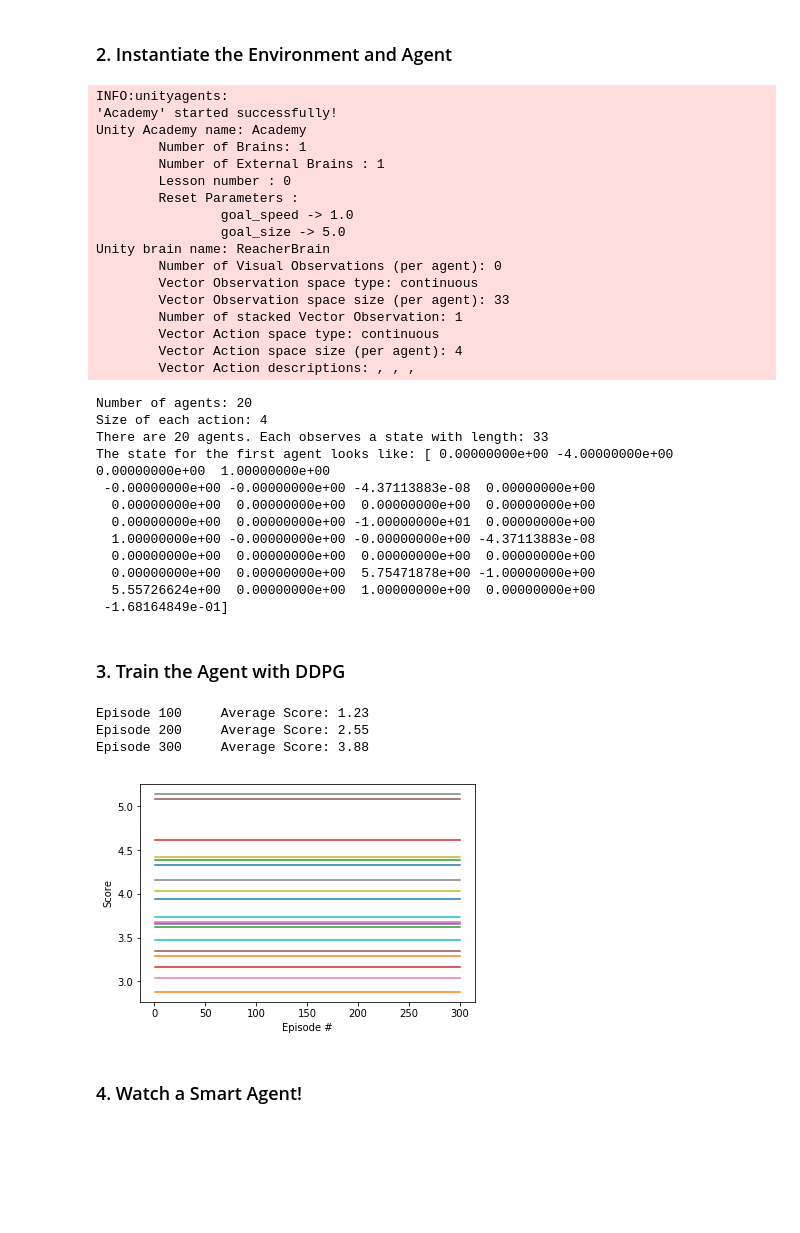
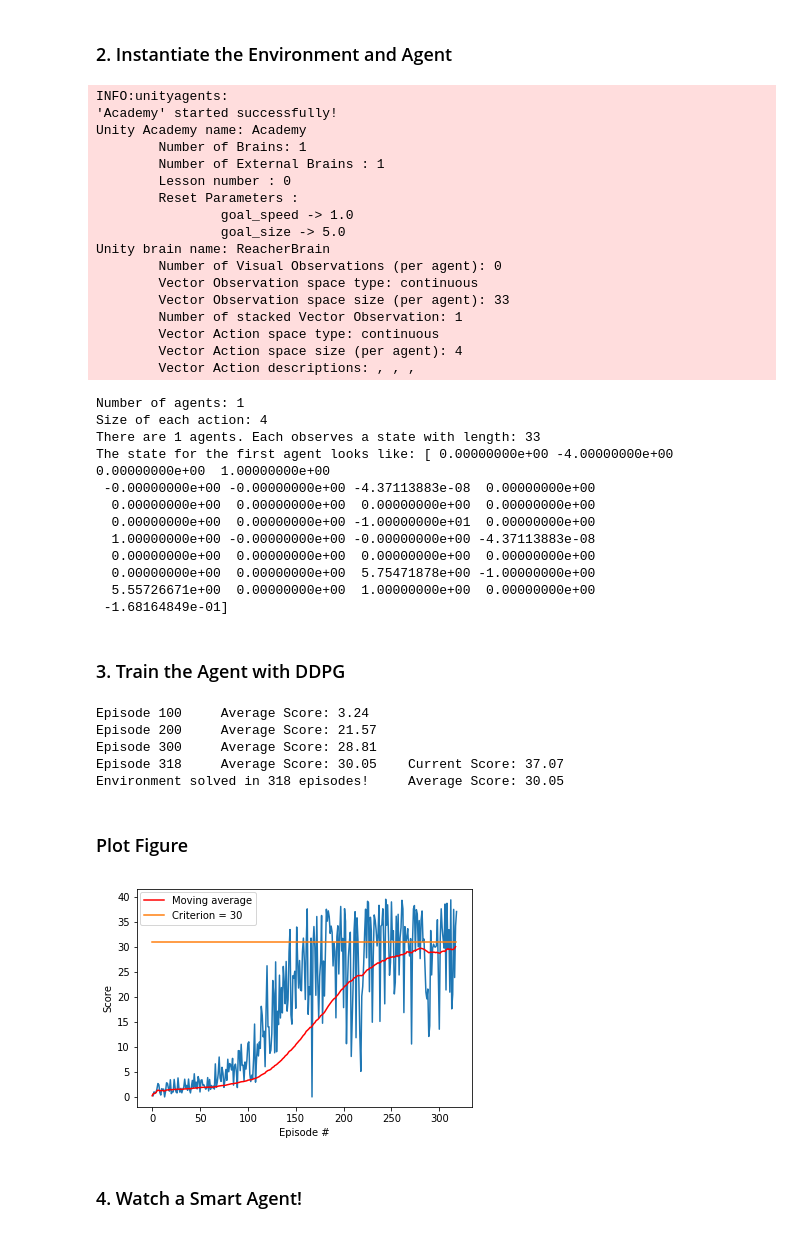
Before and after one commit to EmmiOcean/Continuous_Control, a Jupyter notebook: DDPG.ipynb, the cells around one changed output. Cells and saved outputs as stored; diff of their text form; code cells hidden in the pictures; blank space fills up the shorter version.

Commit message:
feat: settings to solve criterion - docu: Results added

```diff
--- a/DDPG.ipynb
+++ b/DDPG.ipynb
@@ -24,7 +24,7 @@ from ddpg_agent import Agent
 # %% [markdown]
 ### 2. Instantiate the Environment and Agent
 # %%
-env = UnityEnvironment(file_name='env_multiAgent/Reacher.x86_64')
+env = UnityEnvironment(file_name='env/Reacher.x86_64')
 
 # get the default brain
 brain_name = env.brain_names[0]
@@ -64,9 +64,9 @@ Unity brain name: ReacherBrain
         Vector Action space type: continuous
         Vector Action space size (per agent): 4
         Vector Action descriptions: , , ,
-Number of agents: 20
+Number of agents: 1
 Size of each action: 4
-There are 20 agents. Each observes a state with length: 33
+There are 1 agents. Each observes a state with length: 33
 The state for the first agent looks like: [ 0.00000000e+00 -4.00000000e+00  0.00000000e+00  1.00000000e+00
  -0.00000000e+00 -0.00000000e+00 -4.37113883e-08  0.00000000e+00
   0.00000000e+00  0.00000000e+00  0.00000000e+00  0.00000000e+00
@@ -74,54 +74,10 @@ The state for the first agent looks like: [ 0.00000000e+00 -4.00000000e+00  0.00
   1.00000000e+00 -0.00000000e+00 -0.00000000e+00 -4.37113883e-08
   0.00000000e+00  0.00000000e+00  0.00000000e+00  0.00000000e+00
   0.00000000e+00  0.00000000e+00  5.75471878e+00 -1.00000000e+00
-  5.55726624e+00  0.00000000e+00  1.00000000e+00  0.00000000e+00
+  5.55726671e+00  0.00000000e+00  1.00000000e+00  0.00000000e+00
  -1.68164849e-01]
 # %%
 # Create Agent
-agent = Agent(state_size = state_size, action_size= action_size, num_agents=num_agents, random_seed=2)
+agent = Agent(state_size=state_size, action_size=action_size, random_seed=10)
 # %% [markdown]
 ### 3. Train the Agent with DDPG
-# %%
-def train(n_episodes=300, print_every=100):
-
-    env_info = env.reset(train_mode=True)[brain_name]
-    agent.reset()
-    all_scores_deque = deque(maxlen=print_every)
-    all_scores = []
-    scores = np.zeros(num_agents)                          # initialize the score (for each agent)
-    for i_episode in range(1, n_episodes+1):
-
-        for _ in count():
-            actions = agent.act(env_info.vector_observations)
-            actions = np.clip(actions, -1, 1)                  # all actions between -1 and 1
-            env_info = env.step(actions)[brain_name]           # send all actions to the environment
-            next_states = env_info.vector_observations         # get next state (for each agent)
-            rewards = env_info.rewards                         # get reward (for each agent)
-            dones = env_info.local_done                        # see if episode finished
-            scores += env_info.rewards                         # update the score (for each agent)
-            states = next_states                               # roll over states to next time step
-            if np.any(dones):                                  # exit loop if episode finished
-                break
-        all_scores_deque.append(scores)
-        all_scores.append(scores)
-        print('\rEpisode {}\tAverage Score: {:.2f}'.format(i_episode, np.mean(all_scores_deque)), end="")
-        torch.save(agent.actor_local.state_dict(), 'checkpoint_actor.pth')
-        torch.save(agent.critic_local.state_dict(), 'checkpoint_critic.pth')
-        if i_episode % print_every == 0:
-            print('\rEpisode {}\tAverage Score: {:.2f}'.format(i_episode, np.mean(all_scores_deque)))
-
-    return all_scores
-
-trainscores = train()
-
-fig = plt.figure()
-ax = fig.add_subplot(111)
-plt.plot(np.arange(1, len(trainscores)+1), trainscores)
-plt.ylabel('Score')
-plt.xlabel('Episode #')
-plt.show()
-# %% [output]
-Episode 100     Average Score: 1.23
-Episode 200     Average Score: 2.55
-Episode 300     Average Score: 3.88
-[figure, removed]
@@ -128,3 +136,26 @@ Episode 300     Average Score: 3.88
+# %%
+scores, running_mean = ddpg(n_episodes = 500)
+# %% [output]
+Episode 100     Average Score: 3.24
+Episode 200     Average Score: 21.57
+Episode 300     Average Score: 28.81
+Episode 318     Average Score: 30.05    Current Score: 37.07
+Environment solved in 318 episodes!     Average Score: 30.05
+# %% [markdown]
+### Plot Figure
+# %%
+fig = plt.figure()
+
+plt.ylabel('Score')
+plt.xlabel('Episode #')
+plt.plot(np.arange(1, len(scores)+1), scores)
+plt.plot(np.arange(len(scores)), running_mean, label='Moving average', color='red')
+plt.plot(np.arange(len(scores)), np.ones(len(scores))+30, label='Criterion = 30')
+plt.legend(bbox_to_anchor=(0.01, 0.99), loc=2, borderaxespad=0.)
+fig.savefig('result.png')
+plt.show()
+# %% [output]
+[figure, added]
 # %% [markdown]
 ### 4. Watch a Smart Agent!
 # %%
```
Also changed, not shown: parts of 2 cells of this notebook, 7 other files.
